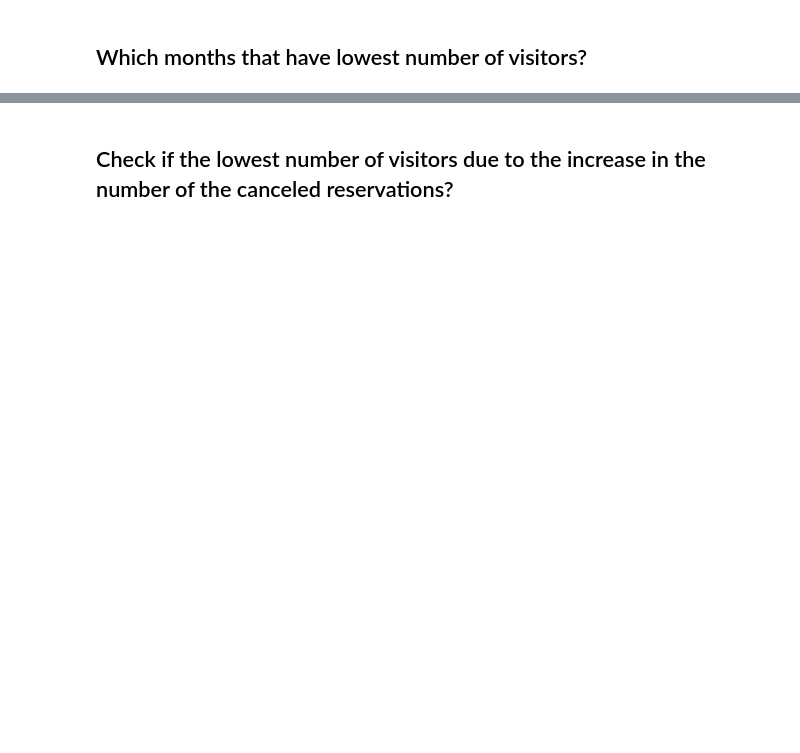
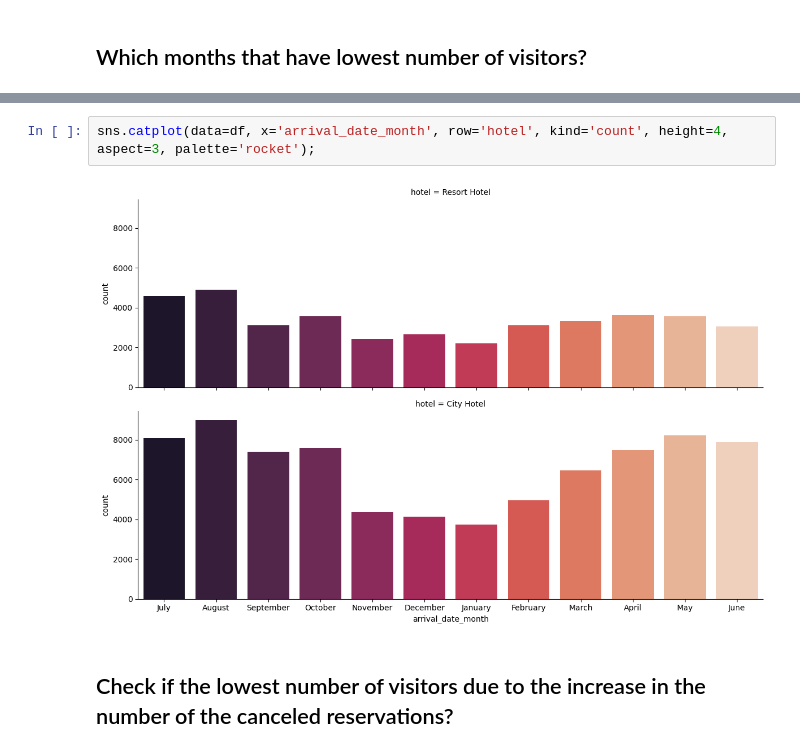
Before and after one commit to Tuwaiq-Data-Science-Bootcamp-V3/PCA-Lab1, a Jupyter notebook: CV_Assignment.ipynb, the cells around one changed output, grey strips where cells are left out. Saved outputs shown, nothing was run; the diff lists cells and outputs as text; blank space fills up the shorter version.

```diff
--- a/CV_Assignment.ipynb
+++ b/CV_Assignment.ipynb
@@ -128,2 +140,6 @@ df.describe(include='object')
+# %%
+sns.catplot(data=df, x='arrival_date_month', row='hotel', kind='count', height=4, aspect=3, palette='rocket');
+# %% [output]
+[figure, added]
 # %% [markdown]
 ## Check if the lowest number of visitors due to the increase in the number of the canceled reservations?
```
Also changed, not shown: parts of 28 cells of this notebook.
